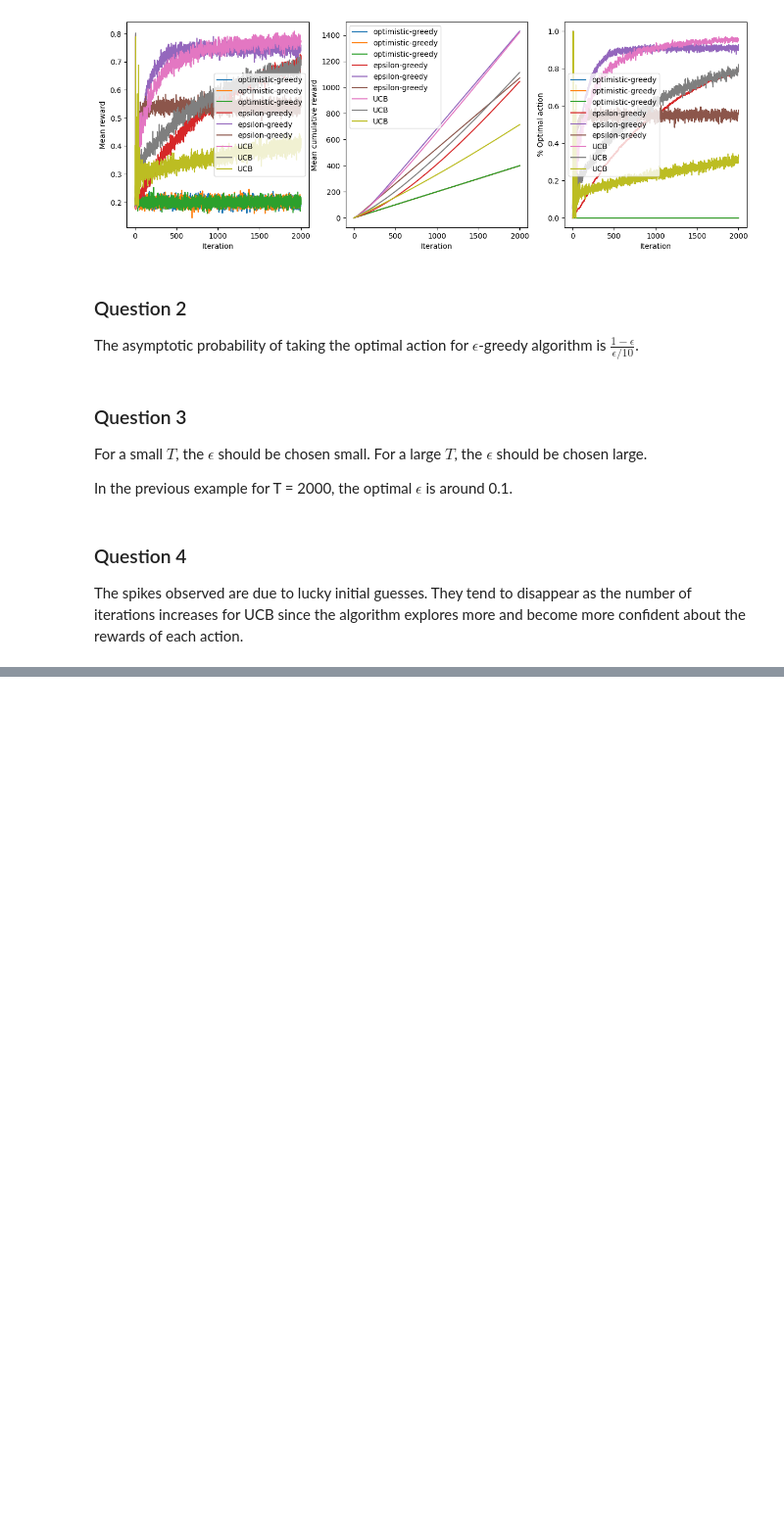
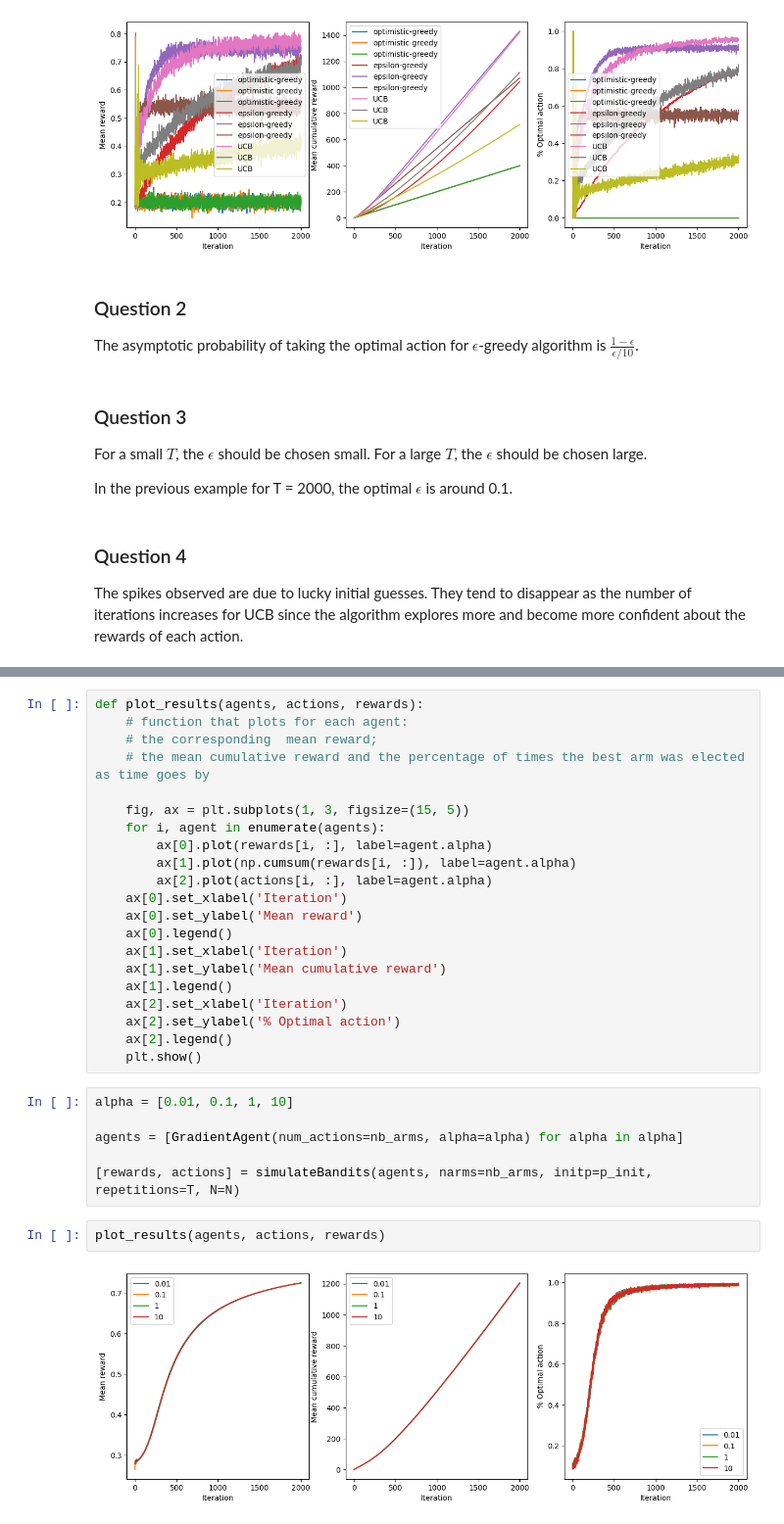
Before and after one commit to JedMoutahir/Travail-SN-ENSEEIHT, a Jupyter notebook: 3A/RL/TP2/TP2.ipynb, the cells around one changed output, grey strips where cells are left out. Shown: that part at 98% size. Drawn from its saved outputs; the diff is of its cells as text; blank space fills up the shorter version.

```diff
--- a/3A/RL/TP2/TP2.ipynb
+++ b/3A/RL/TP2/TP2.ipynb
@@ -177,0 +238,31 @@ The spikes observed are due to lucky initial guesses. They tend to disappear as
+# %%
+def plot_results(agents, actions, rewards):
+    # function that plots for each agent:
+    # the corresponding  mean reward;
+    # the mean cumulative reward and the percentage of times the best arm was elected as time goes by
+
+    fig, ax = plt.subplots(1, 3, figsize=(15, 5))
+    for i, agent in enumerate(agents):
+        ax[0].plot(rewards[i, :], label=agent.alpha)
+        ax[1].plot(np.cumsum(rewards[i, :]), label=agent.alpha)
+        ax[2].plot(actions[i, :], label=agent.alpha)
+    ax[0].set_xlabel('Iteration')
+    ax[0].set_ylabel('Mean reward')
+    ax[0].legend()
+    ax[1].set_xlabel('Iteration')
+    ax[1].set_ylabel('Mean cumulative reward')
+    ax[1].legend()
+    ax[2].set_xlabel('Iteration')
+    ax[2].set_ylabel('% Optimal action')
+    ax[2].legend()
+    plt.show()
+# %%
+alpha = [0.01, 0.1, 1, 10]
+
+agents = [GradientAgent(num_actions=nb_arms, alpha=alpha) for alpha in alpha]
+
+[rewards, actions] = simulateBandits(agents, narms=nb_arms, initp=p_init, repetitions=T, N=N)
+# %%
+plot_results(agents, actions, rewards)
+# %% [output]
+[figure, added]
```
Also changed, not shown: parts of 4 cells of this notebook.
